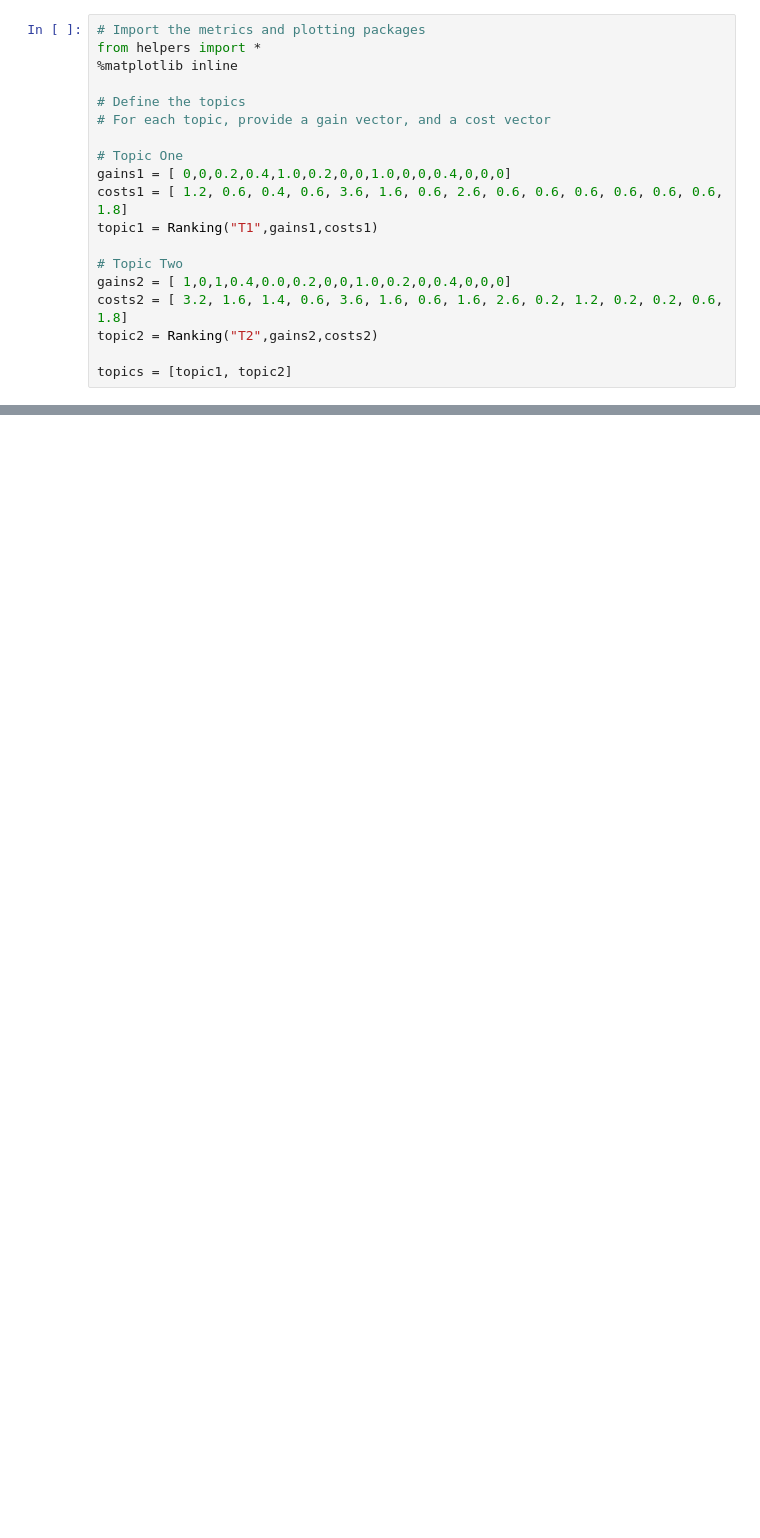
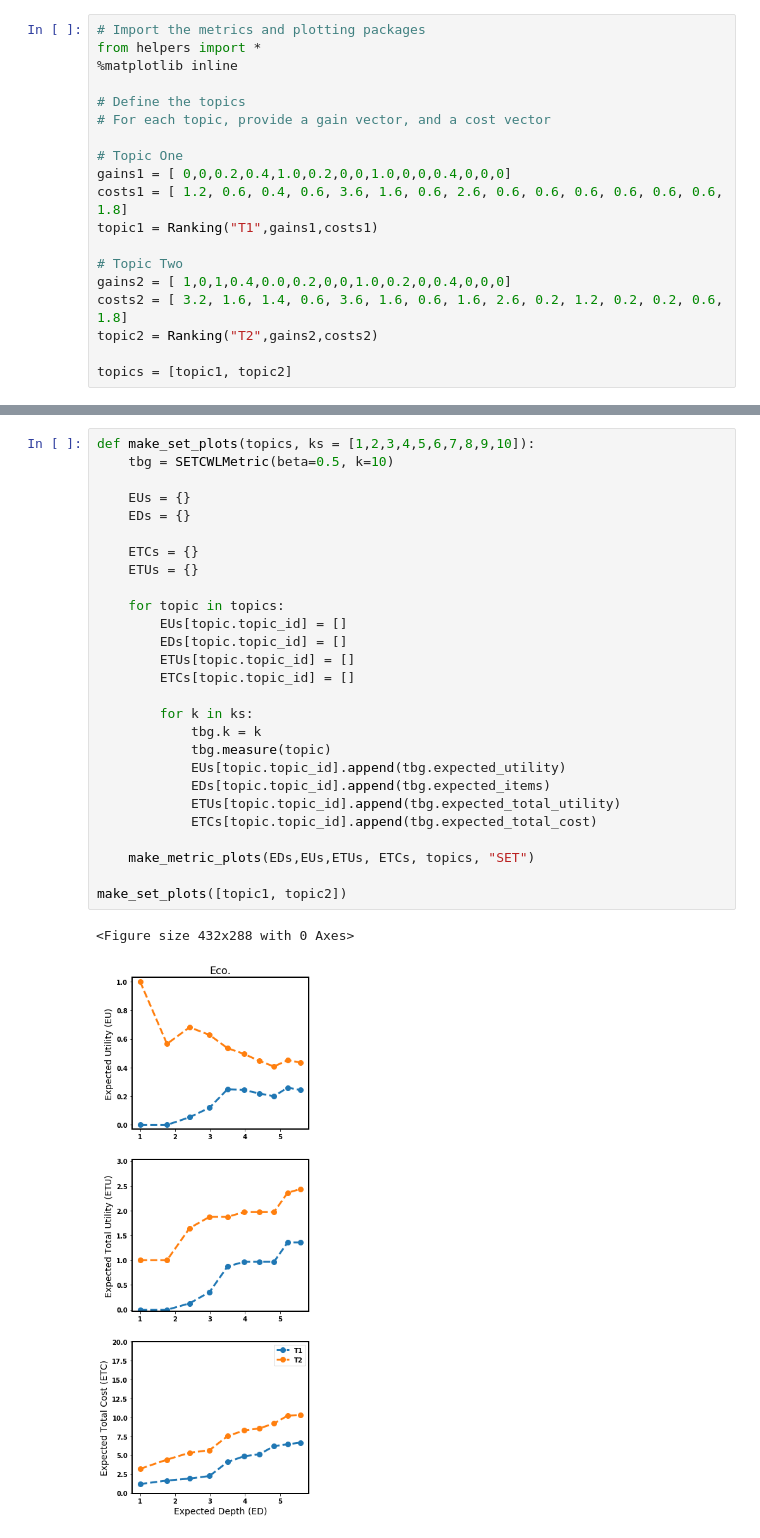
Before and after one commit to ireval/cwl-examples, a Jupyter notebook: notebooks/SIGIR2019-Demo-CWL-PLots.ipynb, the cells around one changed output, grey strips where cells are left out. Saved outputs shown, nothing was run; the diff lists cells and outputs as text; blank space fills up the shorter version.

```diff
--- a/notebooks/SIGIR2019-Demo-CWL-PLots.ipynb
+++ b/notebooks/SIGIR2019-Demo-CWL-PLots.ipynb
@@ -143,0 +179,30 @@ T2      IFT-C1-C2-T=2-b1=0.25-R1=10-A=0.2-b2=0.25-R2=10 0.6417  1.8077  2.0653
+# %%
+def make_set_plots(topics, ks = [1,2,3,4,5,6,7,8,9,10]):
+    tbg = SETCWLMetric(beta=0.5, k=10)
+
+    EUs = {}
+    EDs = {}
+
+    ETCs = {}
+    ETUs = {}
+
+    for topic in topics:
+        EUs[topic.topic_id] = []
+        EDs[topic.topic_id] = []
+        ETUs[topic.topic_id] = []
+        ETCs[topic.topic_id] = []
+
+        for k in ks:
+            tbg.k = k
+            tbg.measure(topic)
+            EUs[topic.topic_id].append(tbg.expected_utility)
+            EDs[topic.topic_id].append(tbg.expected_items)
+            ETUs[topic.topic_id].append(tbg.expected_total_utility)
+            ETCs[topic.topic_id].append(tbg.expected_total_cost)
+
+    make_metric_plots(EDs,EUs,ETUs, ETCs, topics, "SET")
+
+make_set_plots([topic1, topic2])
+# %% [output]
+<Figure size 432x288 with 0 Axes>
+[figure, added]
```
Also changed, not shown: parts of 11 cells of this notebook, 2 other files.
